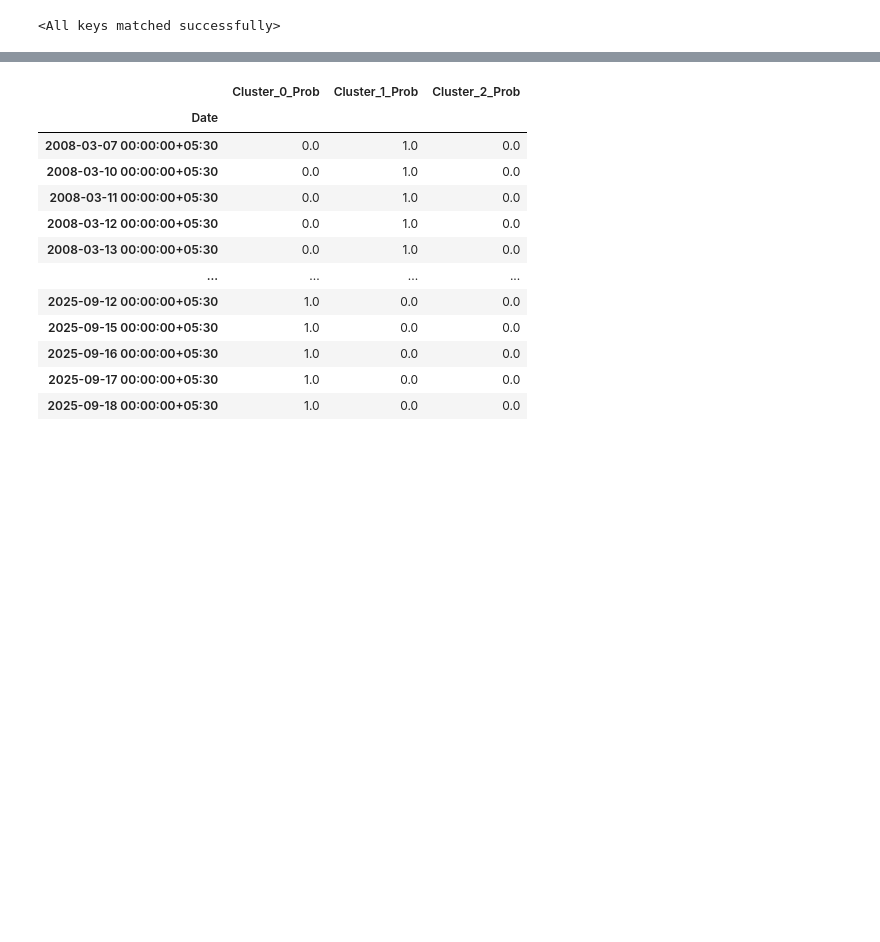
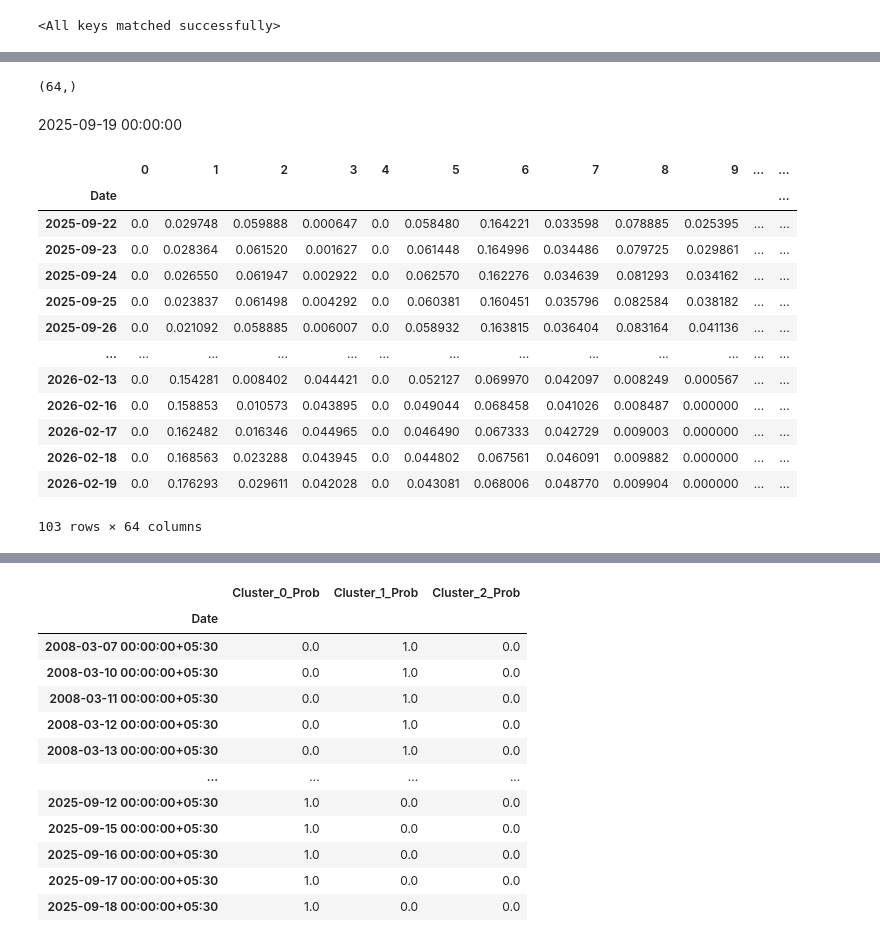
Before and after one commit to gautamnaik1994/gmmm-direction-prediction, a Jupyter notebook: notebooks/modelling/03.ts2vec.ipynb, the cells around one changed output, grey strips where cells are left out. Saved outputs shown, nothing was run; the diff lists cells and outputs as text; code cells hidden in the pictures; blank space fills up the shorter version.

```diff
--- a/notebooks/modelling/03.ts2vec.ipynb
+++ b/notebooks/modelling/03.ts2vec.ipynb
@@ -22,0 +21,2 @@ data=data.drop("Close",axis=1)
+# %%
+data = all_data["scaled_featured"].copy()
@@ -30,7 +105,7 @@ class TimeSeriesWindowDataset(Dataset):
         self.window_size = window_size
 
     def __len__(self):
-        return len(self.data) - self.window_size
+        return len(self.data) - self.window_size + 1
 
     def __getitem__(self, idx):
         x = self.data[idx : idx + self.window_size]
@@ -490,0 +559,25 @@ dummy_x_np = np.random.randn(1, 1, data.shape[1]).astype(np.float32)
+# %%
+embeddings_[0].shape
+# %% [output]
+(64,)
+# %% [markdown]
+2025-09-19 00:00:00
+# %%
+new_df = pd.DataFrame(embeddings_,
+                      index=new_df.index[window_size-1:])
+new_df
+# %% [output]
+|  | 0 | 1 | 2 | 3 | 4 | 5 | 6 | 7 | 8 | 9 | ... | ... |
+| Date |  |  |  |  |  |  |  |  |  |  |  | ... |
+| 2025-09-22 | 0.0 | 0.029748 | 0.059888 | 0.000647 | 0.0 | 0.058480 | 0.164221 | 0.033598 | 0.078885 | 0.025395 | ... | ... |
+| 2025-09-23 | 0.0 | 0.028364 | 0.061520 | 0.001627 | 0.0 | 0.061448 | 0.164996 | 0.034486 | 0.079725 | 0.029861 | ... | ... |
+| 2025-09-24 | 0.0 | 0.026550 | 0.061947 | 0.002922 | 0.0 | 0.062570 | 0.162276 | 0.034639 | 0.081293 | 0.034162 | ... | ... |
+| 2025-09-25 | 0.0 | 0.023837 | 0.061498 | 0.004292 | 0.0 | 0.060381 | 0.160451 | 0.035796 | 0.082584 | 0.038182 | ... | ... |
+| 2025-09-26 | 0.0 | 0.021092 | 0.058885 | 0.006007 | 0.0 | 0.058932 | 0.163815 | 0.036404 | 0.083164 | 0.041136 | ... | ... |
+| ... | ... | ... | ... | ... | ... | ... | ... | ... | ... | ... | ... | ... |
+| 2026-02-13 | 0.0 | 0.154281 | 0.008402 | 0.044421 | 0.0 | 0.052127 | 0.069970 | 0.042097 | 0.008249 | 0.000567 | ... | ... |
+| 2026-02-16 | 0.0 | 0.158853 | 0.010573 | 0.043895 | 0.0 | 0.049044 | 0.068458 | 0.041026 | 0.008487 | 0.000000 | ... | ... |
+| 2026-02-17 | 0.0 | 0.162482 | 0.016346 | 0.044965 | 0.0 | 0.046490 | 0.067333 | 0.042729 | 0.009003 | 0.000000 | ... | ... |
+| 2026-02-18 | 0.0 | 0.168563 | 0.023288 | 0.043945 | 0.0 | 0.044802 | 0.067561 | 0.046091 | 0.009882 | 0.000000 | ... | ... |
+| 2026-02-19 | 0.0 | 0.176293 | 0.029611 | 0.042028 | 0.0 | 0.043081 | 0.068006 | 0.048770 | 0.009904 | 0.000000 | ... | ... |
+103 rows × 64 columns
```
Also changed, not shown: parts of 47 cells of this notebook, 6 other files.
